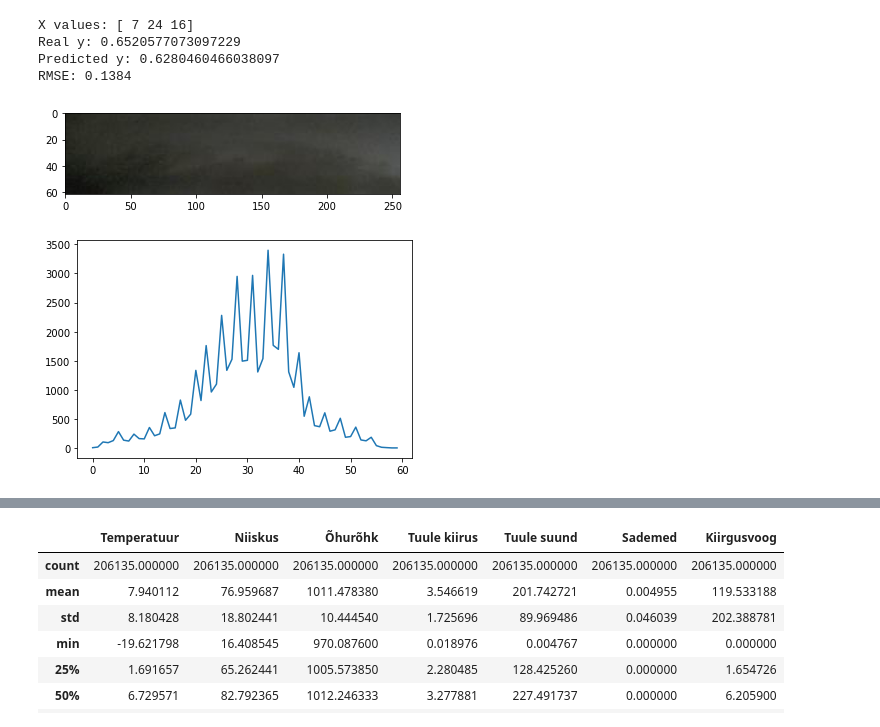
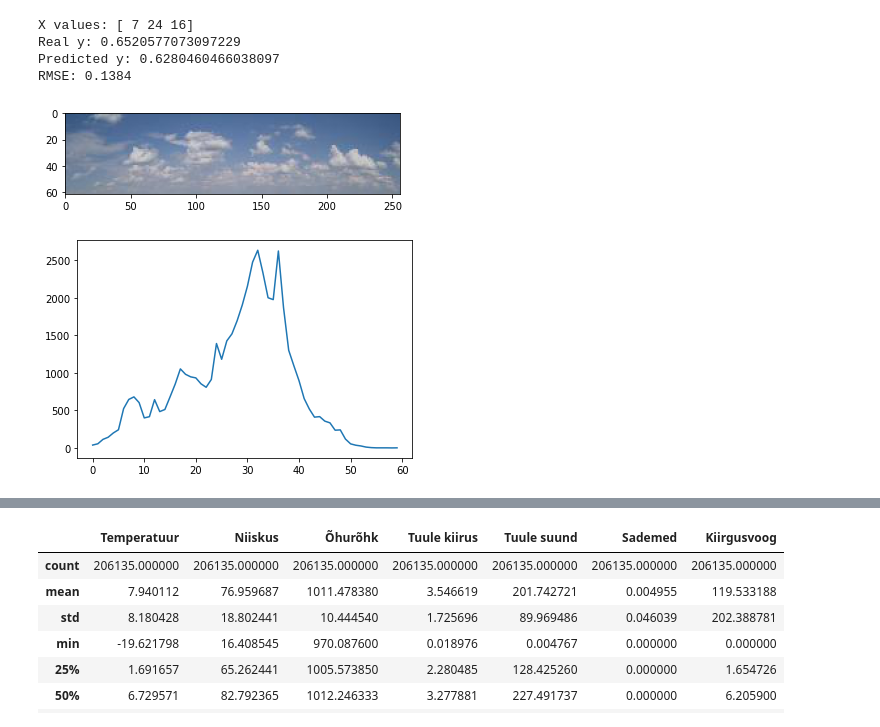
Before and after one commit to tonysln/meteo-webcam, a Jupyter notebook: meteo_webcam_analysis.ipynb, the cells around one changed output, grey strips where cells are left out. Saved outputs shown, nothing was run; the diff lists cells and outputs as text; code cells hidden in the pictures.

```diff
--- a/meteo_webcam_analysis.ipynb
+++ b/meteo_webcam_analysis.ipynb
@@ -155,12 +155,12 @@ Predicted y: 0.6280460466038097
 RMSE: 0.1384
 # %%
 # Histogram of color values
-num = 1333
+num = 317
 hist, _ = np.histogram(data[num], bins=60)
 plt.imshow(data[num])
 plt.show()
 plt.plot(hist)
 plt.show()
 # %% [output]
-[figure, old version]
+[figure, new version]
-[figure, old version]
+[figure, new version]
```
Also changed, not shown: parts of 5 cells of this notebook.
